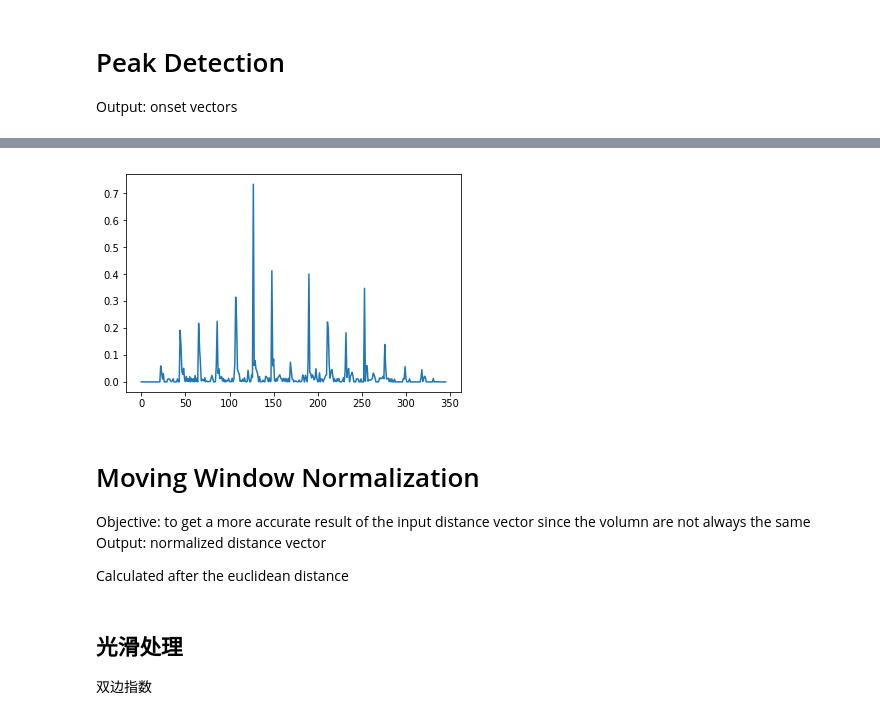
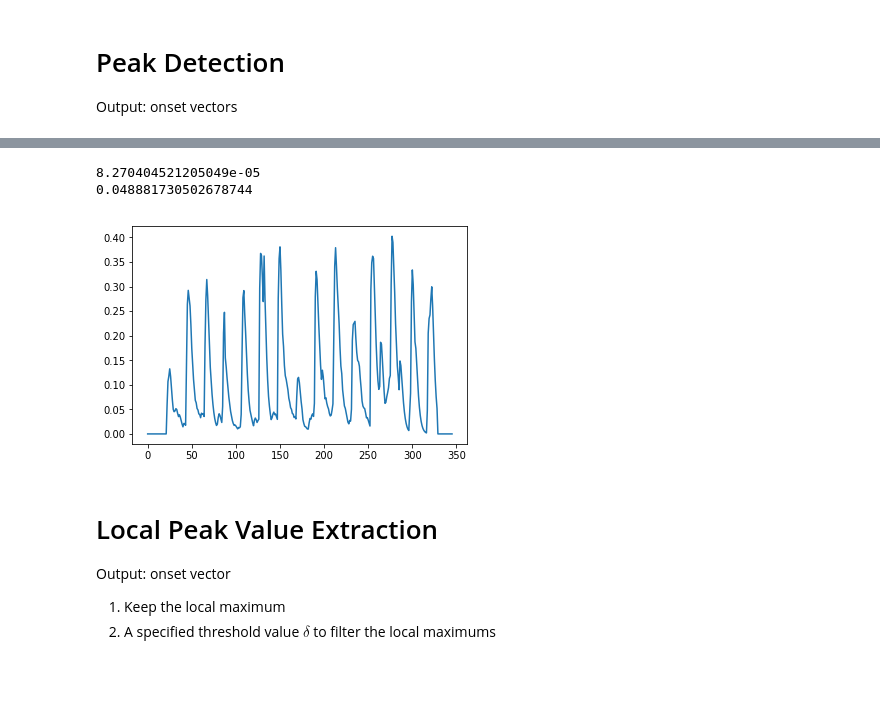
Before and after one commit to JasmineChiehLi/note_onset_detection, a Jupyter notebook: onset_detection.ipynb, the cells around one changed output, grey strips where cells are left out. Saved outputs shown, nothing was run; the diff lists cells and outputs as text; code cells hidden in the pictures; blank space fills up the shorter version.

```diff
--- a/onset_detection.ipynb
+++ b/onset_detection.ipynb
@@ -96,11 +96,11 @@ print(type(n_C), n_C.shape)
 # %% [output]
 <class 'numpy.ndarray'> (347, 84)
 # %%
-eu_dst = np.zeros([n_C.shape[0] - 1, n_C.shape[1]])
+D = np.zeros([n_C.shape[0] - 1, n_C.shape[1]])
 for i in range(0, n_C.shape[0] - 1):
-    eu_dst[i] = (n_C[i] - n_C[i+1]) * (n_C[i] - n_C[i+1])
+    D[i] = (n_C[i] - n_C[i+1]) * (n_C[i] - n_C[i+1])
 
-eu_dst = eu_dst.sum(axis = 1)
+D = D.sum(axis = 1)
 # %% [markdown]
 # Peak Detection
 Output: onset vectors
@@ -106,0 +119,11 @@ Output: onset vectors
+# %%
+ALPHA = 0.4
+s_D = np.ndarray(D.shape)
+
+s_D[0] = D[0]
+for i in range(1, D.shape[0]):
+    s_D[i] = ALPHA * D[i] + (1-ALPHA) * s_D[i-1]
+
+# 双边
+for i in range(1, D.shape[0]):
+    s_D[i] = ALPHA * s_D[i] + (1-ALPHA) * s_D[i-1]
@@ -107,14 +152,37 @@ Output: onset vectors
+# %%
+# sources from cell 1, librosa.load()
+time = librosa.get_duration(y=y, sr=sr)
+win = int(s_D.shape[0]/time)
+overlap = int(win/2)
+hop = win-overlap
+
+n_D = np.ndarray(s_D.shape)
+for i in range(0, s_D.shape[0]-win, hop):
+    x = 0
+    for j in range(i, i + win):
+        if j == s_D.shape[0]:
+            break
+        x += s_D[j] * s_D[j]
+    x = np.sqrt(x)
+
+    for j in range(i, i + win):
+        if j == s_D.shape[0]:
+            break
+        n_D[j] = s_D[j]/x
+# %%
+print(s_D[n_D.shape[0]-1])
+print(x)
+# %% [output]
+8.270404521205049e-05
+0.048881730502678744
 # %%
-plt.plot(range(0, eu_dst.shape[0]), eu_dst)
+plt.plot(range(0, n_D.shape[0]), n_D)
 plt.show()
 # %% [output]
-[figure, old version]
+[figure, new version]
-# %% [markdown]
-# Moving Window Normalization
-Objective: to get a more accurate result of the input distance vector since the volumn are not always the same
-Output: normalized distance vector
-
-Calculated after the euclidean distance
-# %% [markdown]
-## 光滑处理
-双边指数
+# %% [markdown]
+# Local Peak Value Extraction
+Output: onset vector
+
+1. Keep the local maximum
+2. A specified threshold value $\delta$ to filter the local maximums
```
Also changed, not shown: parts of 9 cells of this notebook.
